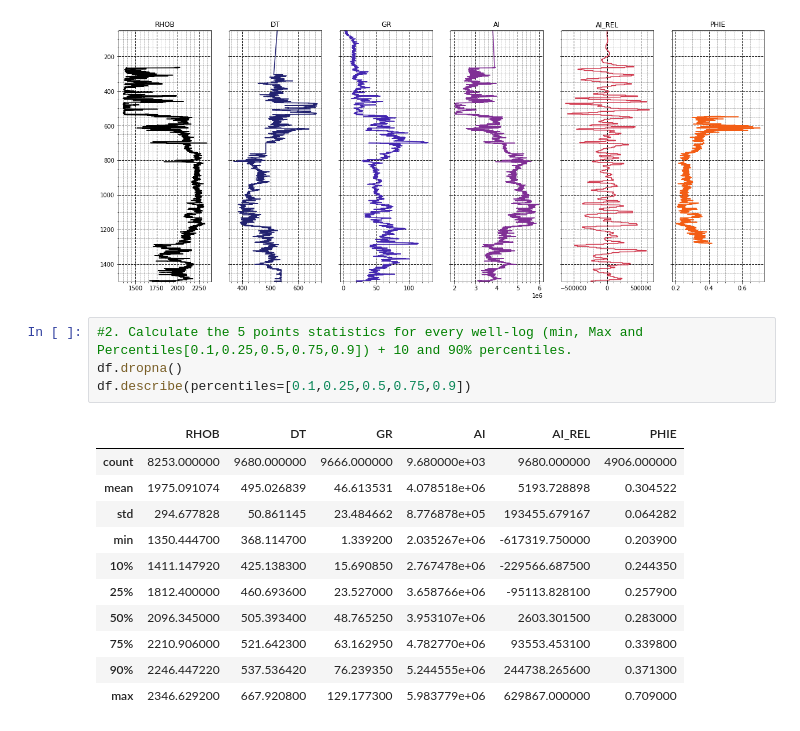
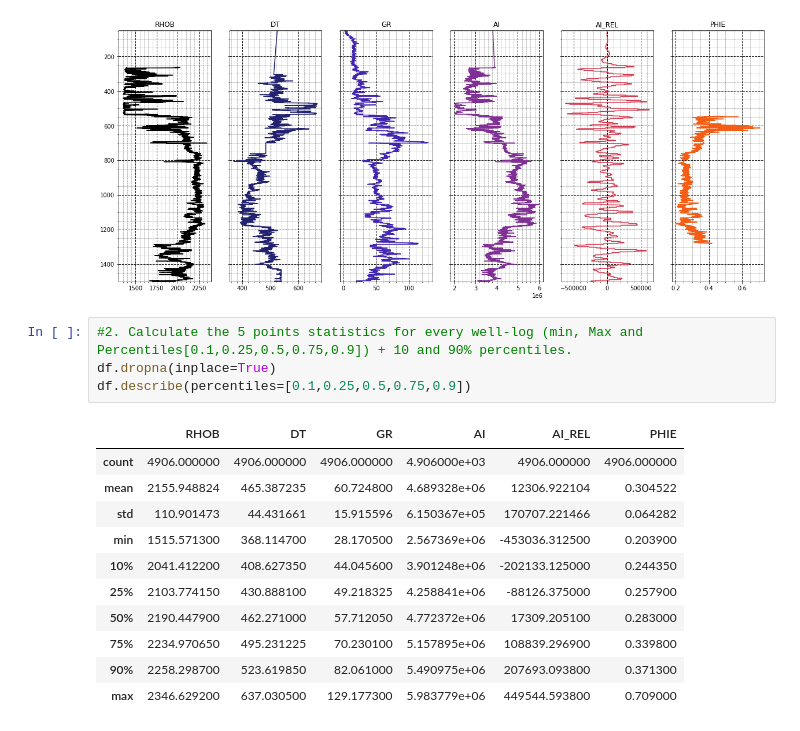
Before and after one commit to Dr-Islam/Learn, a Jupyter notebook: Day3_of_10_IA.ipynb, the cells around one changed output. Drawn from its saved outputs; the diff is of its cells as text.

```diff
--- a/Day3_of_10_IA.ipynb
+++ b/Day3_of_10_IA.ipynb
@@ -52,20 +52,20 @@ for i in range(cols):
 [figure]
 # %%
 #2. Calculate the 5 points statistics for every well-log (min, Max and Percentiles[0.1,0.25,0.5,0.75,0.9]) + 10 and 90% percentiles.
-df.dropna()
+df.dropna(inplace=True)
 df.describe(percentiles=[0.1,0.25,0.5,0.75,0.9])
 # %% [output]
 |  | RHOB | DT | GR | AI | AI_REL | PHIE |
-| count | 8253.000000 | 9680.000000 | 9666.000000 | 9.680000e+03 | 9680.000000 | 4906.000000 |
-| mean | 1975.091074 | 495.026839 | 46.613531 | 4.078518e+06 | 5193.728898 | 0.304522 |
-| std | 294.677828 | 50.861145 | 23.484662 | 8.776878e+05 | 193455.679167 | 0.064282 |
-| min | 1350.444700 | 368.114700 | 1.339200 | 2.035267e+06 | -617319.750000 | 0.203900 |
-| 10% | 1411.147920 | 425.138300 | 15.690850 | 2.767478e+06 | -229566.687500 | 0.244350 |
-| 25% | 1812.400000 | 460.693600 | 23.527000 | 3.658766e+06 | -95113.828100 | 0.257900 |
-| 50% | 2096.345000 | 505.393400 | 48.765250 | 3.953107e+06 | 2603.301500 | 0.283000 |
-| 75% | 2210.906000 | 521.642300 | 63.162950 | 4.782770e+06 | 93553.453100 | 0.339800 |
-| 90% | 2246.447220 | 537.536420 | 76.239350 | 5.244555e+06 | 244738.265600 | 0.371300 |
-| max | 2346.629200 | 667.920800 | 129.177300 | 5.983779e+06 | 629867.000000 | 0.709000 |
+| count | 4906.000000 | 4906.000000 | 4906.000000 | 4.906000e+03 | 4906.000000 | 4906.000000 |
+| mean | 2155.948824 | 465.387235 | 60.724800 | 4.689328e+06 | 12306.922104 | 0.304522 |
+| std | 110.901473 | 44.431661 | 15.915596 | 6.150367e+05 | 170707.221466 | 0.064282 |
+| min | 1515.571300 | 368.114700 | 28.170500 | 2.567369e+06 | -453036.312500 | 0.203900 |
+| 10% | 2041.412200 | 408.627350 | 44.045600 | 3.901248e+06 | -202133.125000 | 0.244350 |
+| 25% | 2103.774150 | 430.888100 | 49.218325 | 4.258841e+06 | -88126.375000 | 0.257900 |
+| 50% | 2190.447900 | 462.271000 | 57.712050 | 4.772372e+06 | 17309.205100 | 0.283000 |
+| 75% | 2234.970650 | 495.231225 | 70.230100 | 5.157895e+06 | 108839.296900 | 0.339800 |
+| 90% | 2258.298700 | 523.619850 | 82.061000 | 5.490975e+06 | 207693.093800 | 0.371300 |
+| max | 2346.629200 | 637.030500 | 129.177300 | 5.983779e+06 | 449544.593800 | 0.709000 |
 # %%
 #3. Calculate the VP log from the DT sonic curve.
 df['VP'] = 1000000/df['DT']
```
Also changed, not shown: parts of 3 cells of this notebook, 7 other files.
